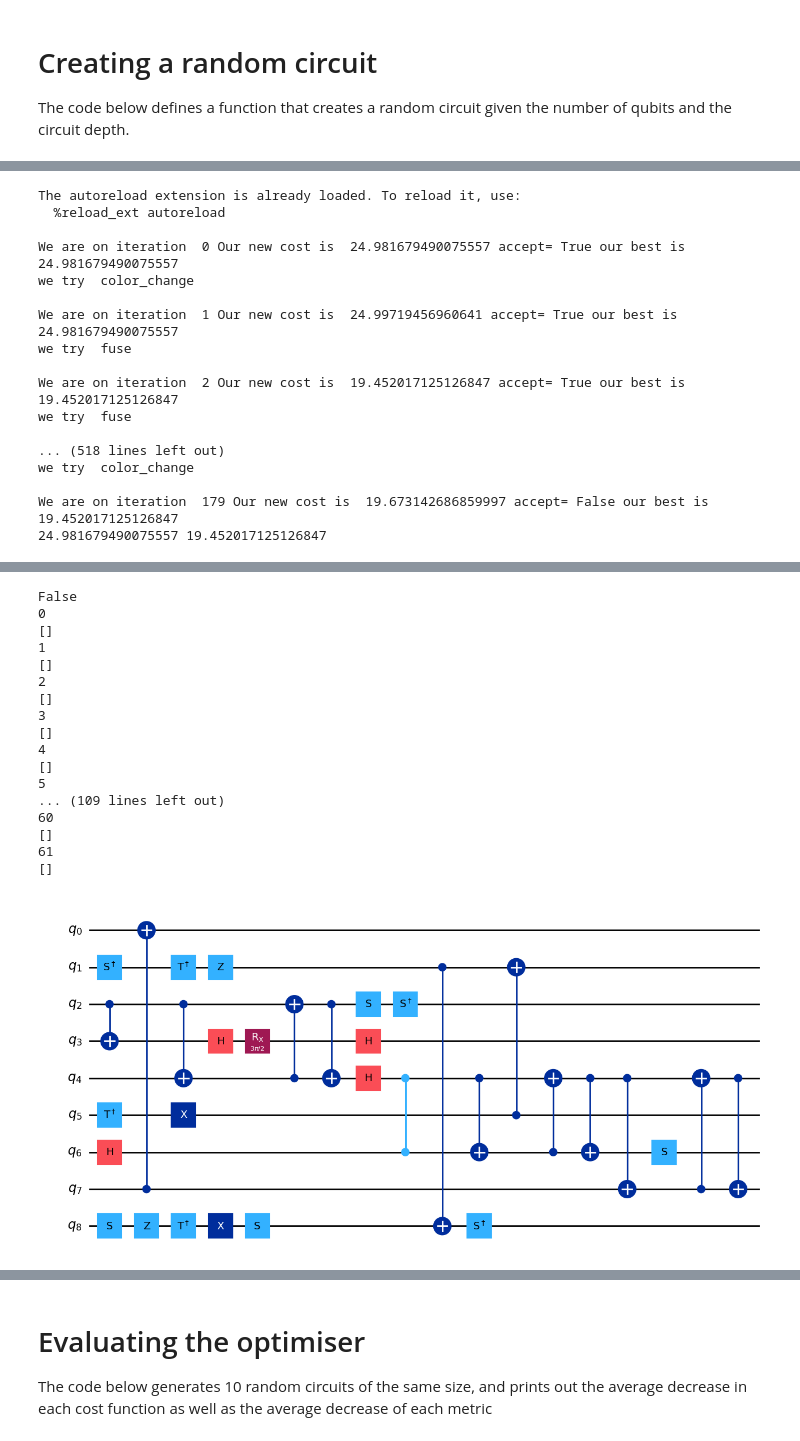
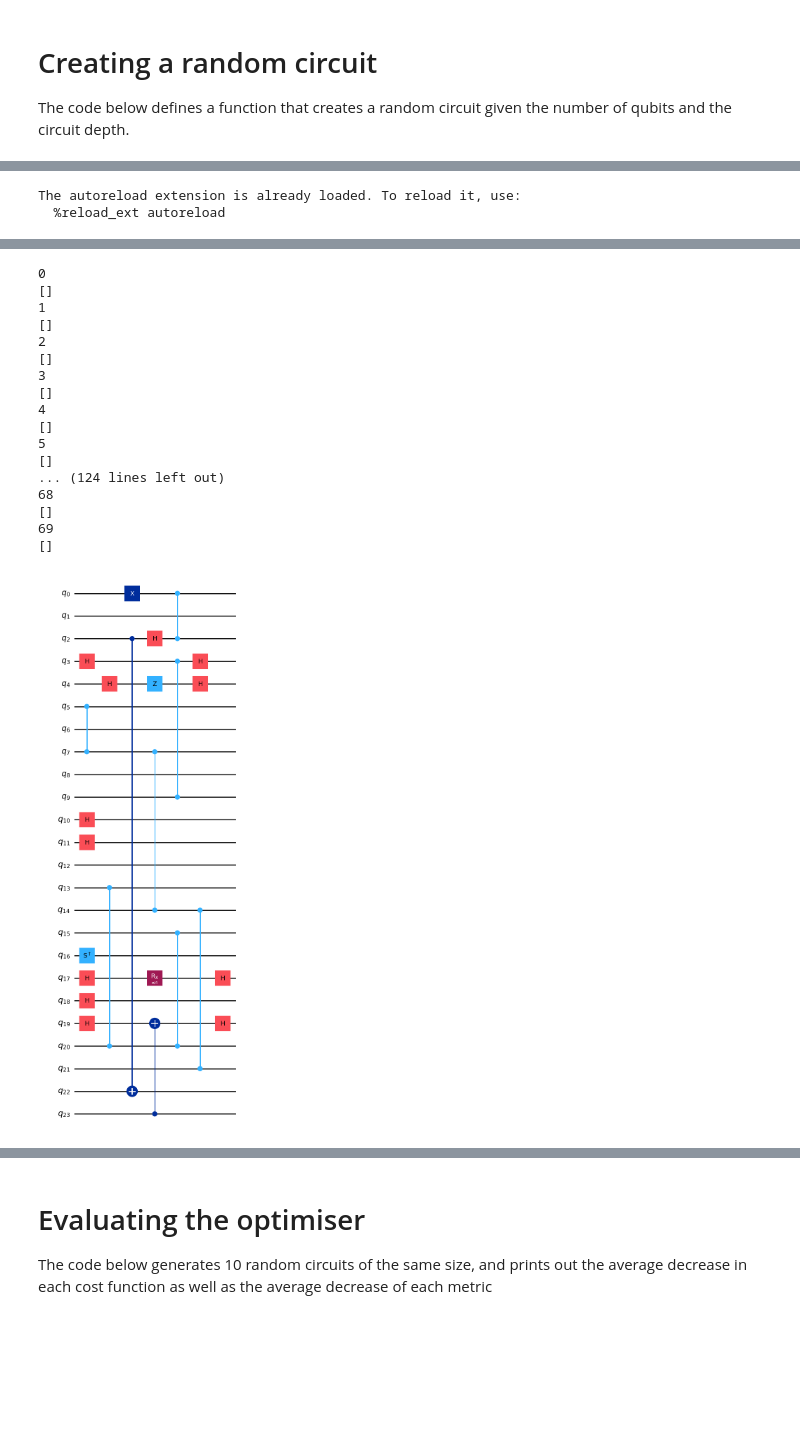
Before and after one commit to Sanj224/quantum-circuit-optimiser, a Jupyter notebook: notebooks/Benchmarking/tests.ipynb, the cells around one changed output, grey strips where cells are left out. Cells and saved outputs as stored; diff of their text form; code cells hidden in the pictures; blank space fills up the shorter version.

```diff
--- a/notebooks/Benchmarking/tests.ipynb
+++ b/notebooks/Benchmarking/tests.ipynb
@@ -7,8 +7,8 @@ from qiskit import QuantumCircuit
 %load_ext autoreload
 %autoreload 2
 
-one_qubit_gates = ["h", "s", "sdg", "t", "tdg", "x", "y", "z"]
-two_qubit_gates = ["cx","cz","swap"]
+one_qubit_gates = ["h", "s", "sdg", "t", "tdg", "x", "z"]
+two_qubit_gates = ["cx","cz",]
 
 def random_circuit_generator(max_qubits, max_depth):
     qubits = random.randint(2, max_qubits)
@@ -52,62 +69,45 @@ from IPython.display import display
 
 diagram = integration.qiskit_to_pyzx(qc)
 
-wrapper_function = loss.cost_function_from_circuit(loss.log_weighted_loss)
 
-best_diagram, best_cost, _ = simulated_annealing.simulated_annealing_zx(
-                diagram=diagram,
-                cost_function=wrapper_function,
+best_circuit, best_diagram, best_cost, _ = simulated_annealing.simulated_annealing_zx(
+                circuit=qc,
+                cost_function=loss.log_weighted_loss,
                 get_neighbor=simulated_annealing.get_neighbor_weighted_rules,
                 initial_temp=100.0,
                 cooling_rate=0.95,
                 max_iterations=1000,
                 max_no_improvement=1000,
             )
 
 pyzx.draw(diagram, labels = "true")
 pyzx.draw(best_diagram, labels = "true")
-print(new)
-for i in range (62):
+for i in range (70):
     print(i)
     print(rewrite.get_applicable_rules(best_diagram,i))
 
 circ = integration.pyzx_to_qiskit(best_diagram)
 circ.draw("mpl")
 # %% [output]
 The autoreload extension is already loaded. To reload it, use:
   %reload_ext autoreload
-
-We are on iteration  0 Our new cost is  24.981679490075557 accept= True our best is  24.981679490075557
-we try  color_change
-
-We are on iteration  1 Our new cost is  24.99719456960641 accept= True our best is  24.981679490075557
-we try  fuse
-
-We are on iteration  2 Our new cost is  19.452017125126847 accept= True our best is  19.452017125126847
-we try  fuse
-
-... (518 lines left out)
-we try  color_change
-
-We are on iteration  179 Our new cost is  19.673142686859997 accept= False our best is  19.452017125126847
-24.981679490075557 19.452017125126847
 [interactive output not drawn]
 [interactive output not drawn]
-False
 0
 []
 1
 []
 2
 []
 3
 []
 4
 []
 5
-... (109 lines left out)
-60
 []
-61
+... (124 lines left out)
+68
 []
+69
+[]
-[figure, old version]
+[figure, new version]
```
Also changed, not shown: parts of 4 cells of this notebook, 6 other files.
